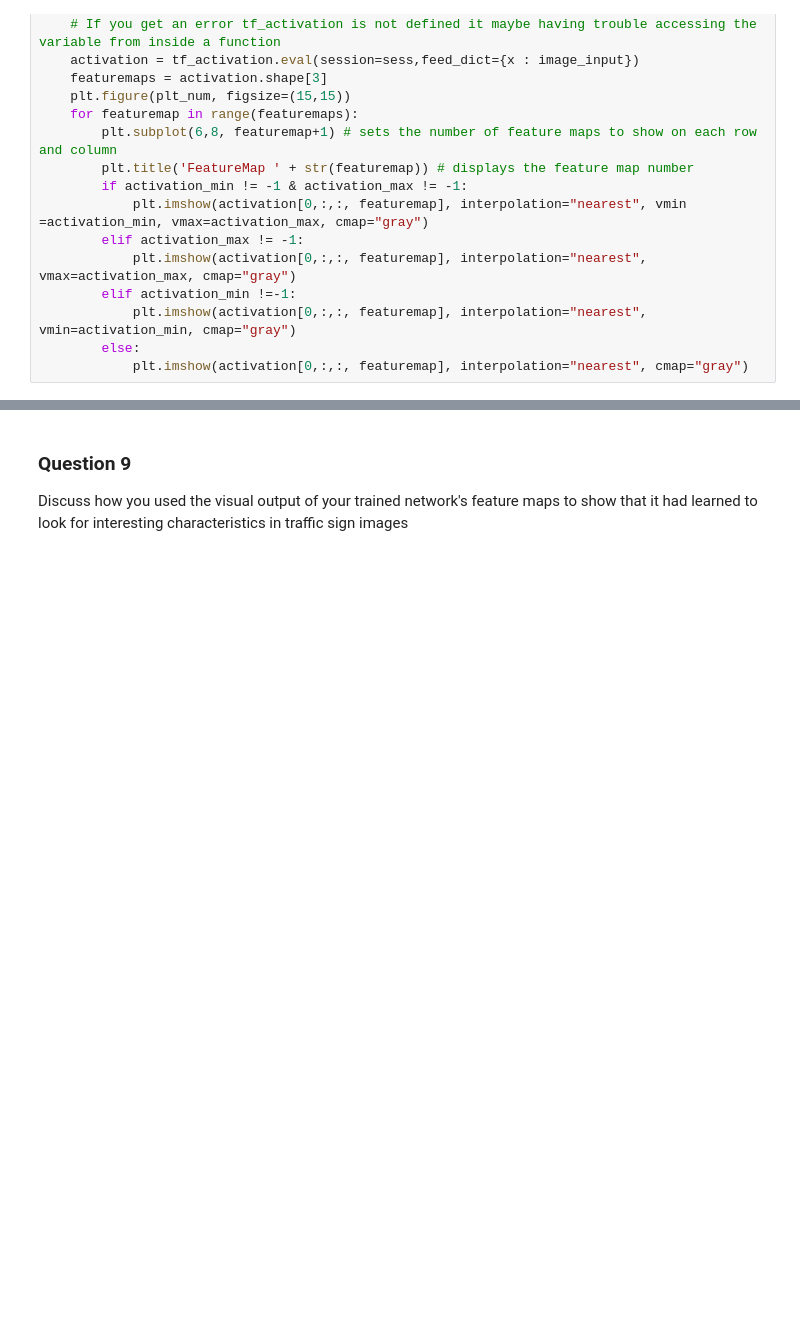
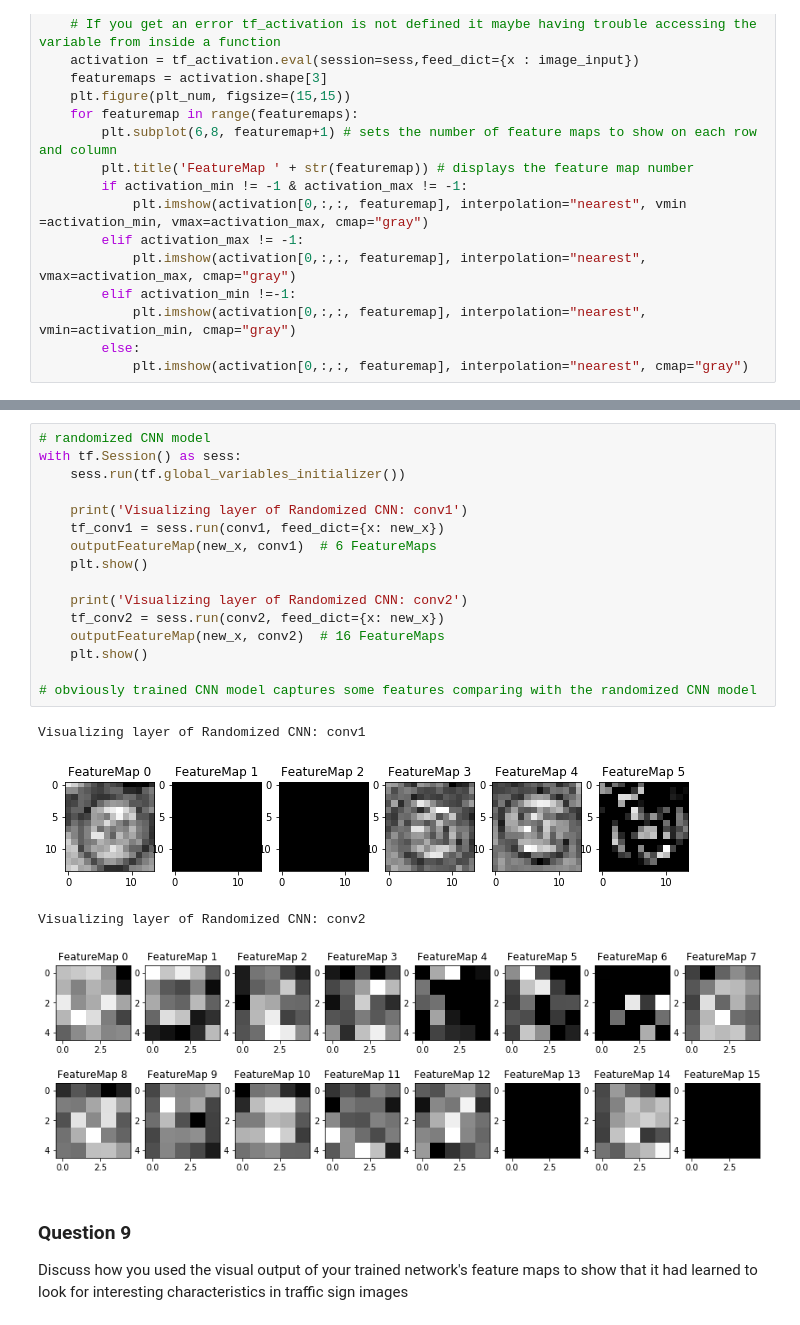
Before and after one commit to LeiLinPARC/CarND_traffic_sign_classification, a Jupyter notebook: Traffic_Sign_Classifier.ipynb, the cells around one changed output, grey strips where cells are left out. Drawn from its saved outputs; the diff is of its cells as text; blank space fills up the shorter version.

```diff
--- a/Traffic_Sign_Classifier.ipynb
+++ b/Traffic_Sign_Classifier.ipynb
@@ -552,3 +573,24 @@ def outputFeatureMap(image_input, tf_activation, activation_min=-1, activation_m
+# %%
+# randomized CNN model
+with tf.Session() as sess:
+    sess.run(tf.global_variables_initializer())
+
+    print('Visualizing layer of Randomized CNN: conv1')
+    tf_conv1 = sess.run(conv1, feed_dict={x: new_x})
+    outputFeatureMap(new_x, conv1)  # 6 FeatureMaps
+    plt.show()
+
+    print('Visualizing layer of Randomized CNN: conv2')
+    tf_conv2 = sess.run(conv2, feed_dict={x: new_x})
+    outputFeatureMap(new_x, conv2)  # 16 FeatureMaps
+    plt.show()
+
+# obviously trained CNN model captures some features comparing with the randomized CNN model
+# %% [output]
+Visualizing layer of Randomized CNN: conv1
+[figure, added]
+Visualizing layer of Randomized CNN: conv2
+[figure, added]
 # %% [markdown]
 ### Question 9
 
```
Also changed, not shown: parts of 4 cells of this notebook, 3 other files.
